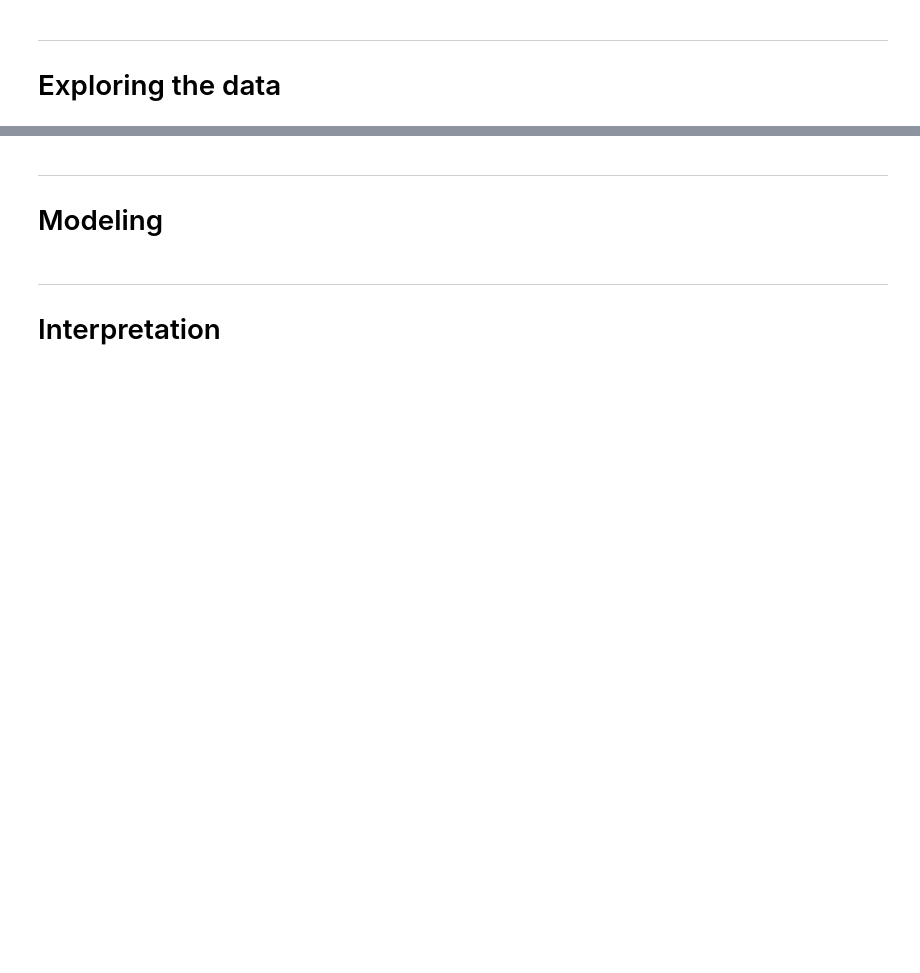
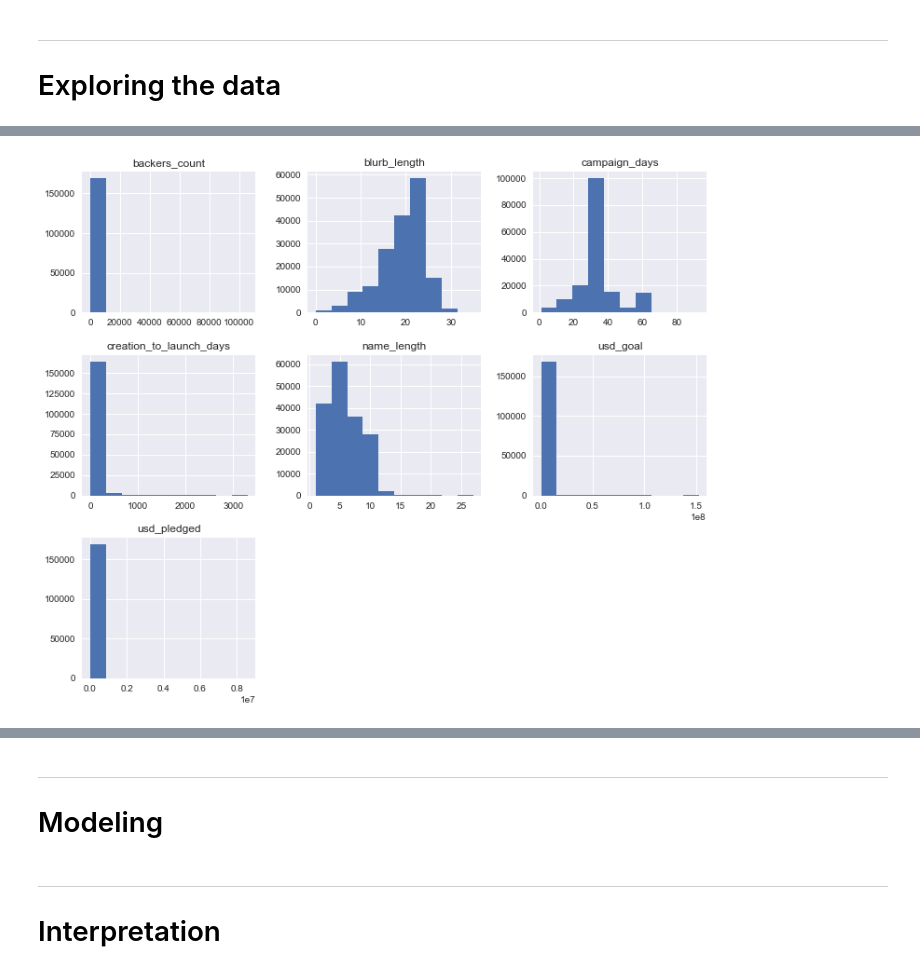
Before and after one commit to L-Lewis/Kickstarter-success-machine-learning, a Jupyter notebook: student.ipynb, the cells around one changed output, grey strips where cells are left out. Saved outputs shown, nothing was run; the diff lists cells and outputs as text; code cells hidden in the pictures; blank space fills up the shorter version.

```diff
--- a/student.ipynb
+++ b/student.ipynb
@@ -715,0 +716,5 @@ In this setion...
+# %%
+# Checking the distributions of continuous features
+df[df.describe().columns].hist(figsize=(12,10));
+# %% [output]
+[figure, added]
```
Also changed, not shown: parts of 29 cells of this notebook.
